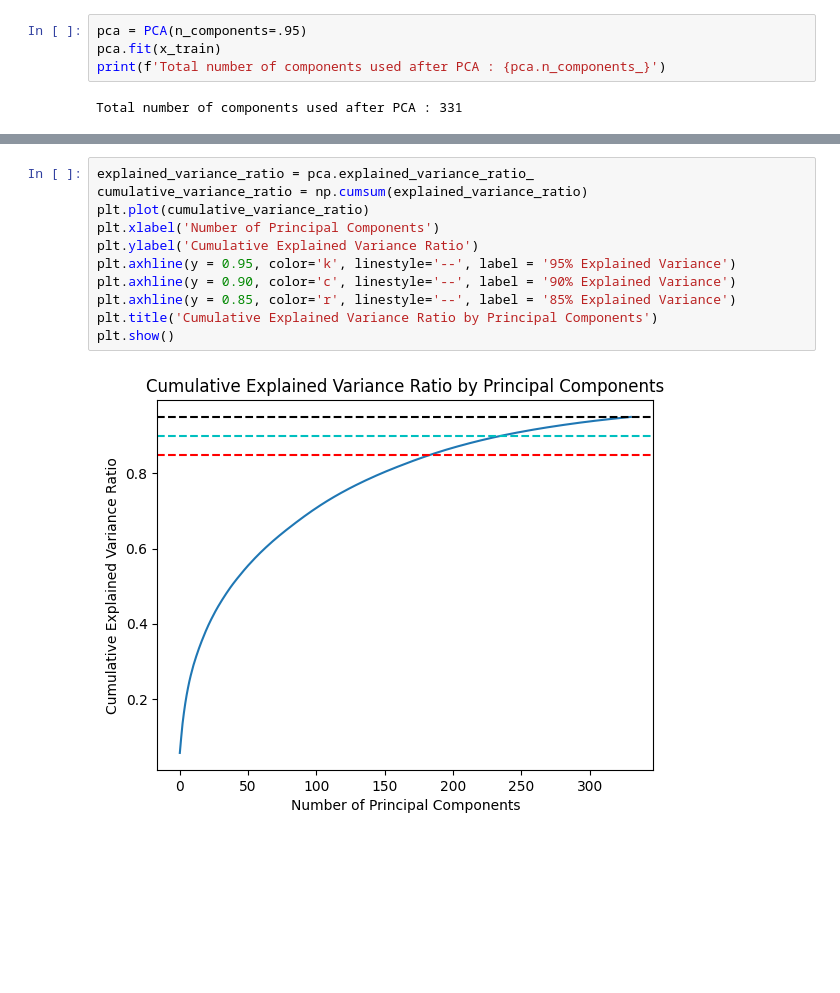
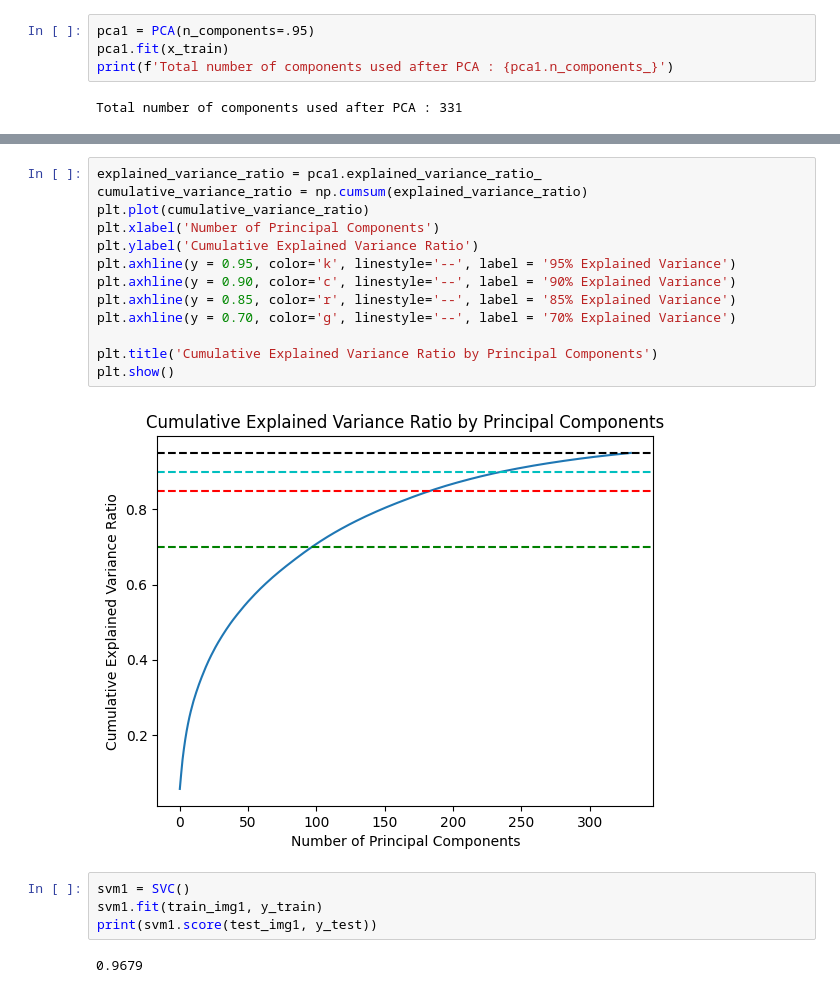
Before and after one commit to Victoria-Qiao/MNIST_Classification_Modeling, a Jupyter notebook: mnist-analysis.ipynb, the cells around one changed output, grey strips where cells are left out. Cells and saved outputs as stored; diff of their text form; blank space fills up the shorter version.

Commit message:
update the svm with 0.7, 0.85 and 0.95 of variance

```diff
--- a/mnist-analysis.ipynb
+++ b/mnist-analysis.ipynb
@@ -128,9 +129,9 @@ x_test = StandardScaler().fit_transform(x_test)
 ## PCA transformation
 ***
 # %%
-pca = PCA(n_components=.95)
-pca.fit(x_train)
-print(f'Total number of components used after PCA : {pca.n_components_}')
+pca1 = PCA(n_components=.95)
+pca1.fit(x_train)
+print(f'Total number of components used after PCA : {pca1.n_components_}')
 # %% [output]
 Total number of components used after PCA : 331
 # %%
@@ -143,15 +144,23 @@ print(f'test_img shape : {test_img.shape}')
 train_img shape : (60000, 331)
 test_img shape : (10000, 331)
 # %%
-explained_variance_ratio = pca.explained_variance_ratio_
+explained_variance_ratio = pca1.explained_variance_ratio_
 cumulative_variance_ratio = np.cumsum(explained_variance_ratio)
 plt.plot(cumulative_variance_ratio)
 plt.xlabel('Number of Principal Components')
 plt.ylabel('Cumulative Explained Variance Ratio')
 plt.axhline(y = 0.95, color='k', linestyle='--', label = '95% Explained Variance')
 plt.axhline(y = 0.90, color='c', linestyle='--', label = '90% Explained Variance')
 plt.axhline(y = 0.85, color='r', linestyle='--', label = '85% Explained Variance')
+plt.axhline(y = 0.70, color='g', linestyle='--', label = '70% Explained Variance')
+
 plt.title('Cumulative Explained Variance Ratio by Principal Components')
 plt.show()
 # %% [output]
-[figure, old version]
+[figure, new version]
+# %%
+svm1 = SVC()
+svm1.fit(train_img1, y_train)
+print(svm1.score(test_img1, y_test))
+# %% [output]
+0.9679
```
Also changed, not shown: parts of 9 cells of this notebook.
